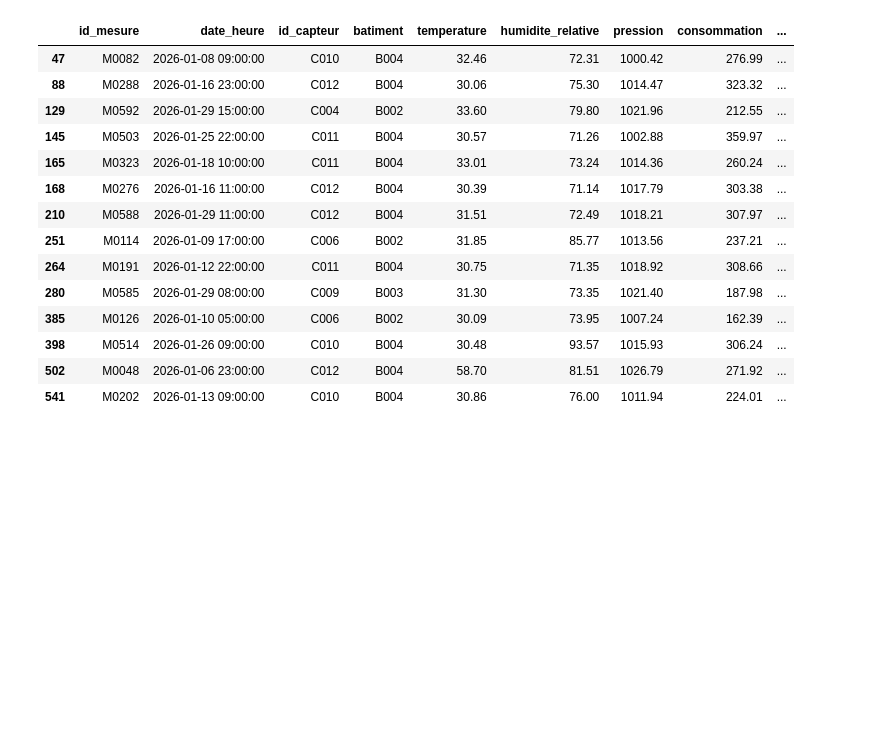
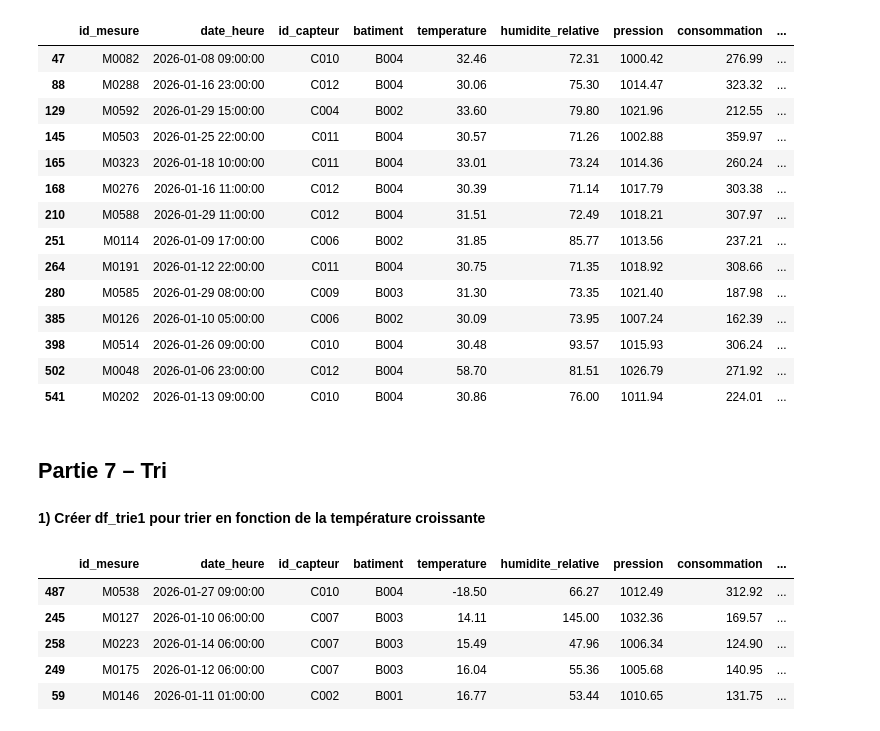
Before and after one commit to maigadems/Atelier-Pandas, a Jupyter notebook: atelier_pandas_iot/notebooks/atelier_pandas_iot.ipynb, the cells around one changed output. Cells and saved outputs as stored; diff of their text form; code cells hidden in the pictures; blank space fills up the shorter version.

```diff
--- a/atelier_pandas_iot/notebooks/atelier_pandas_iot.ipynb
+++ b/atelier_pandas_iot/notebooks/atelier_pandas_iot.ipynb
@@ -344,3 +344,17 @@ df[(df["temperature"] > 30) & (df["humidite_relative"] > 70)]
 | 398 | M0514 | 2026-01-26 09:00:00 | C010 | B004 | 30.48 | 93.57 | 1015.93 | 306.24 | ... |
 | 502 | M0048 | 2026-01-06 23:00:00 | C012 | B004 | 58.70 | 81.51 | 1026.79 | 271.92 | ... |
 | 541 | M0202 | 2026-01-13 09:00:00 | C010 | B004 | 30.86 | 76.00 | 1011.94 | 224.01 | ... |
+# %% [markdown]
+## Partie 7 – Tri
+# %% [markdown]
+**1) Créer df_trie1 pour trier en fonction de la température croissante**
+# %%
+df_trie1 = df.sort_values("temperature")
+df_trie1.head()
+# %% [output]
+|  | id_mesure | date_heure | id_capteur | batiment | temperature | humidite_relative | pression | consommation | ... |
+| 487 | M0538 | 2026-01-27 09:00:00 | C010 | B004 | -18.50 | 66.27 | 1012.49 | 312.92 | ... |
+| 245 | M0127 | 2026-01-10 06:00:00 | C007 | B003 | 14.11 | 145.00 | 1032.36 | 169.57 | ... |
+| 258 | M0223 | 2026-01-14 06:00:00 | C007 | B003 | 15.49 | 47.96 | 1006.34 | 124.90 | ... |
+| 249 | M0175 | 2026-01-12 06:00:00 | C007 | B003 | 16.04 | 55.36 | 1005.68 | 140.95 | ... |
+| 59 | M0146 | 2026-01-11 01:00:00 | C002 | B001 | 16.77 | 53.44 | 1010.65 | 131.75 | ... |
```
Also changed, not shown: parts of 6 cells of this notebook, 1 other file.
